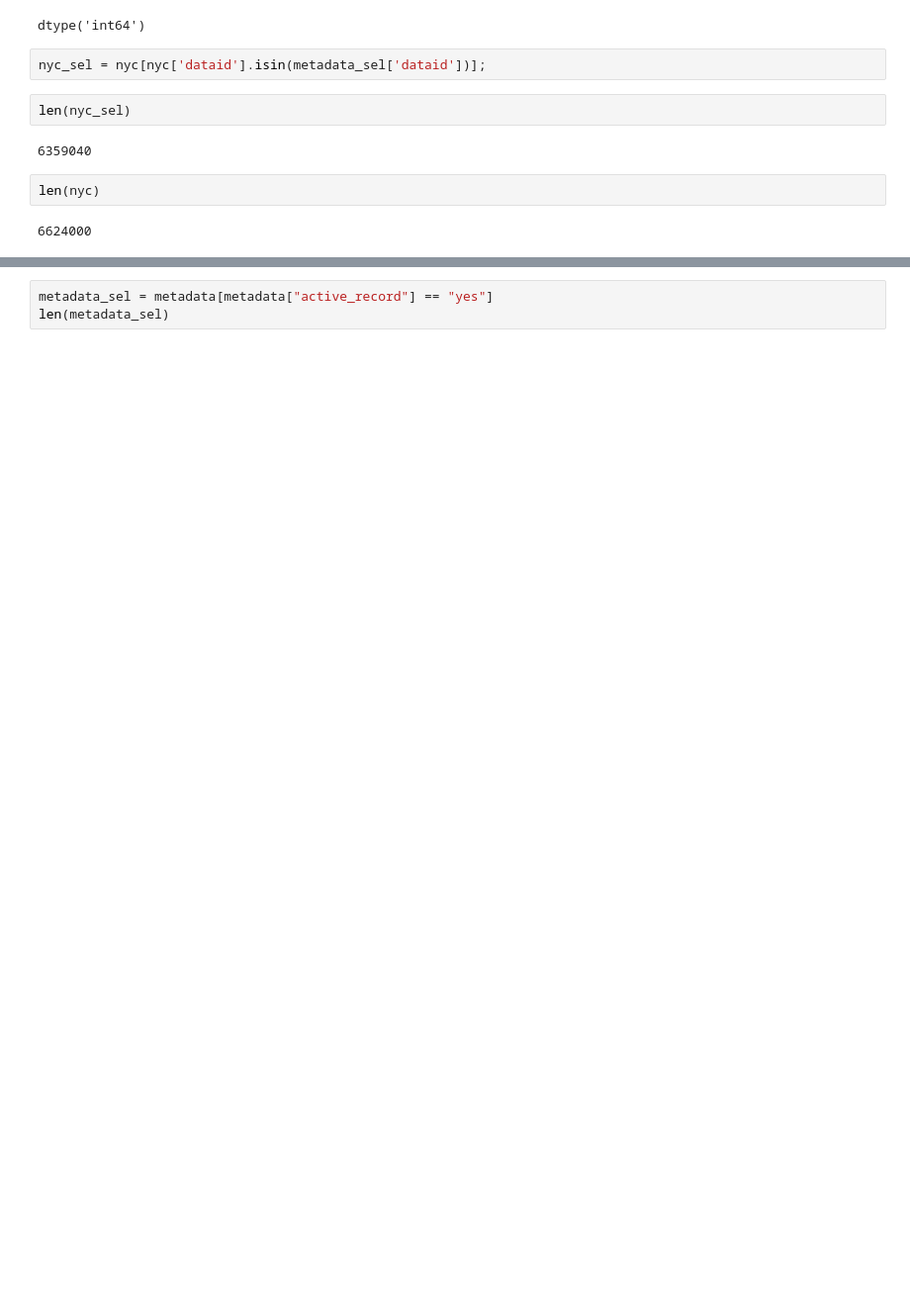
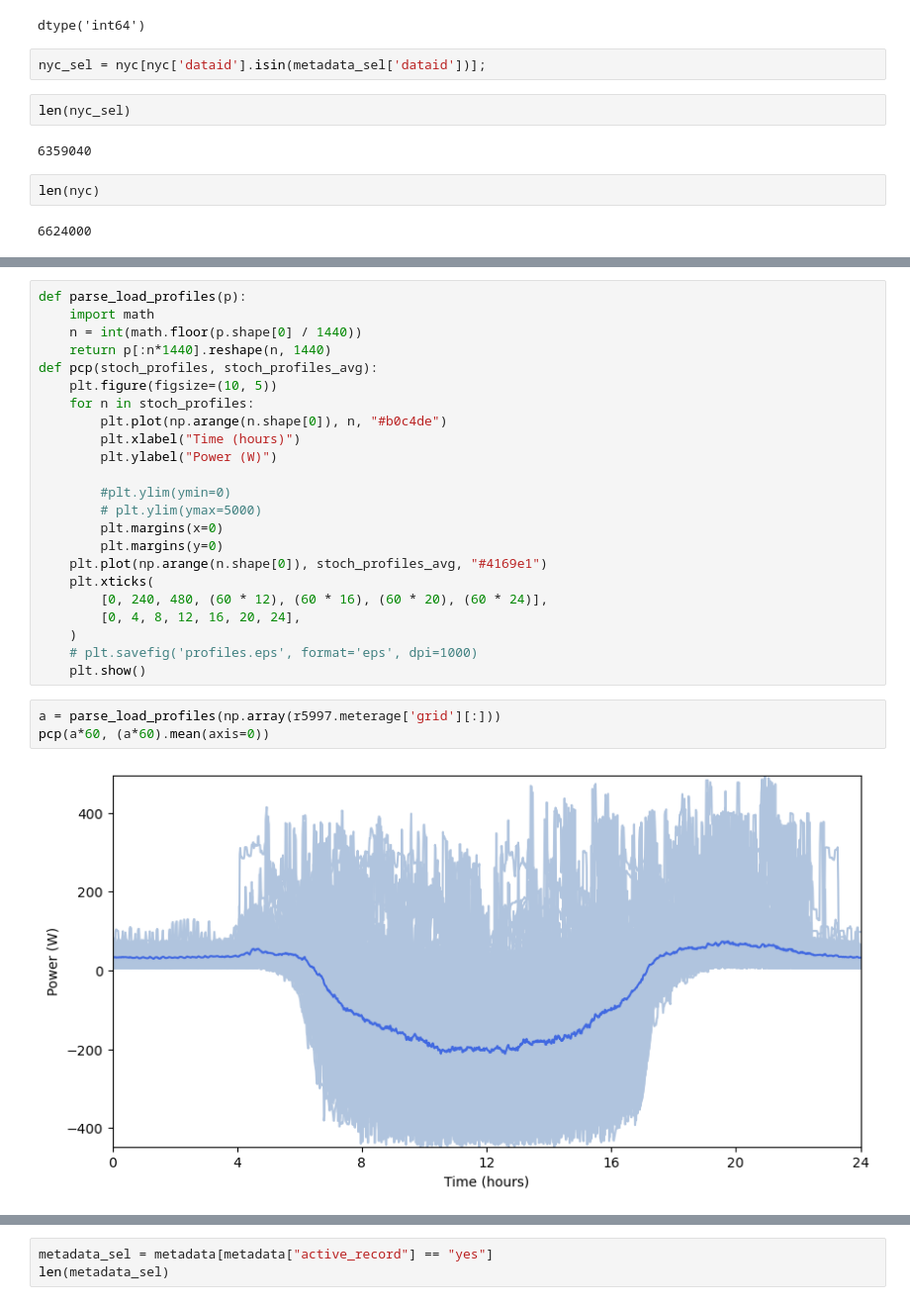
Before and after one commit to Chengxuan-Li/RampDemandGen, a Jupyter notebook: nyc.ipynb, the cells around one changed output, grey strips where cells are left out. Shown at 99% size. Cells and saved outputs as stored; diff of their text form; blank space fills up the shorter version.

```diff
--- a/nyc.ipynb
+++ b/nyc.ipynb
@@ -90,0 +174,28 @@ Index(['dataid', 'active_record', 'building_type', 'city', 'state',
+# %%
+def parse_load_profiles(p):
+    import math
+    n = int(math.floor(p.shape[0] / 1440))
+    return p[:n*1440].reshape(n, 1440)
+def pcp(stoch_profiles, stoch_profiles_avg):
+    plt.figure(figsize=(10, 5))
+    for n in stoch_profiles:
+        plt.plot(np.arange(n.shape[0]), n, "#b0c4de")
+        plt.xlabel("Time (hours)")
+        plt.ylabel("Power (W)")
+
+        #plt.ylim(ymin=0)
+        # plt.ylim(ymax=5000)
+        plt.margins(x=0)
+        plt.margins(y=0)
+    plt.plot(np.arange(n.shape[0]), stoch_profiles_avg, "#4169e1")
+    plt.xticks(
+        [0, 240, 480, (60 * 12), (60 * 16), (60 * 20), (60 * 24)],
+        [0, 4, 8, 12, 16, 20, 24],
+    )
+    # plt.savefig('profiles.eps', format='eps', dpi=1000)
+    plt.show()
+# %%
+a = parse_load_profiles(np.array(r5997.meterage['grid'][:]))
+pcp(a*60, (a*60).mean(axis=0))
+# %% [output]
+[figure, added]
```
Also changed, not shown: parts of 19 cells of this notebook, 5 other files.
